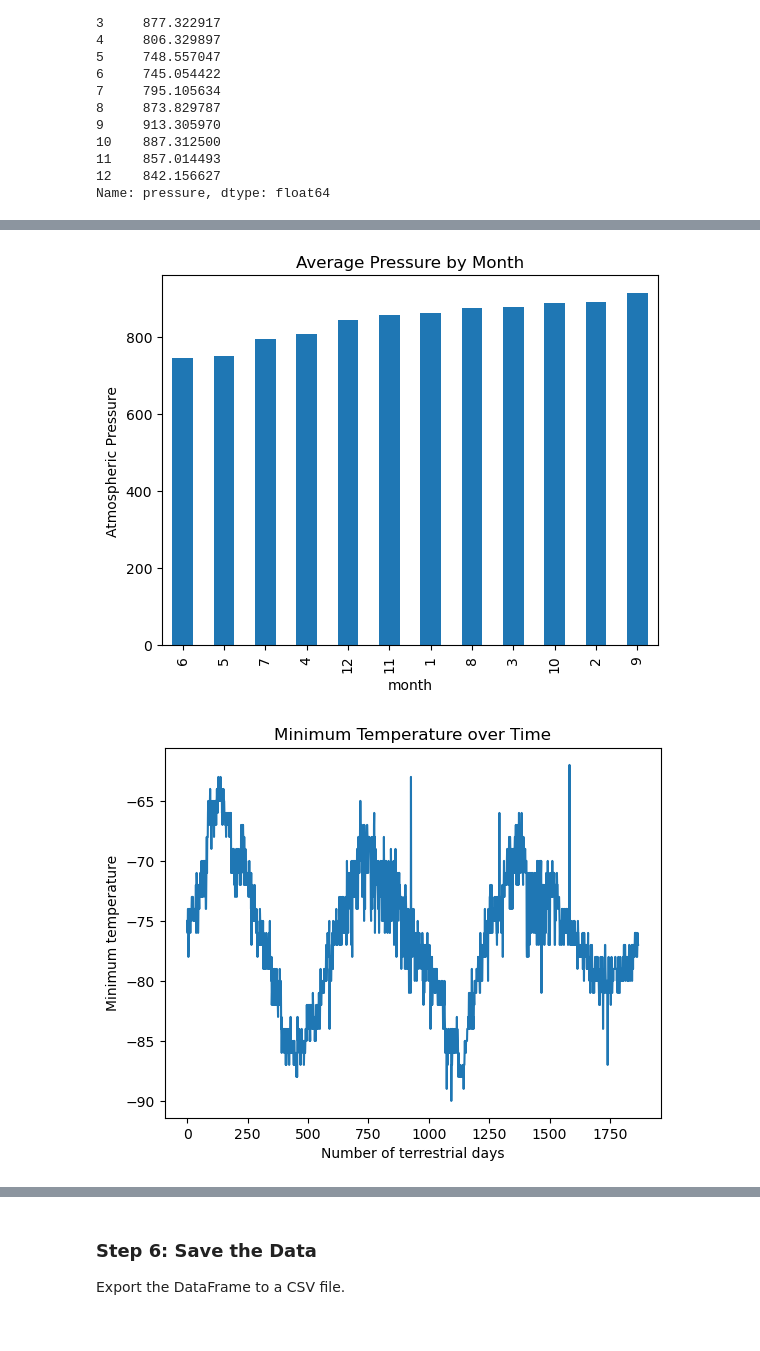
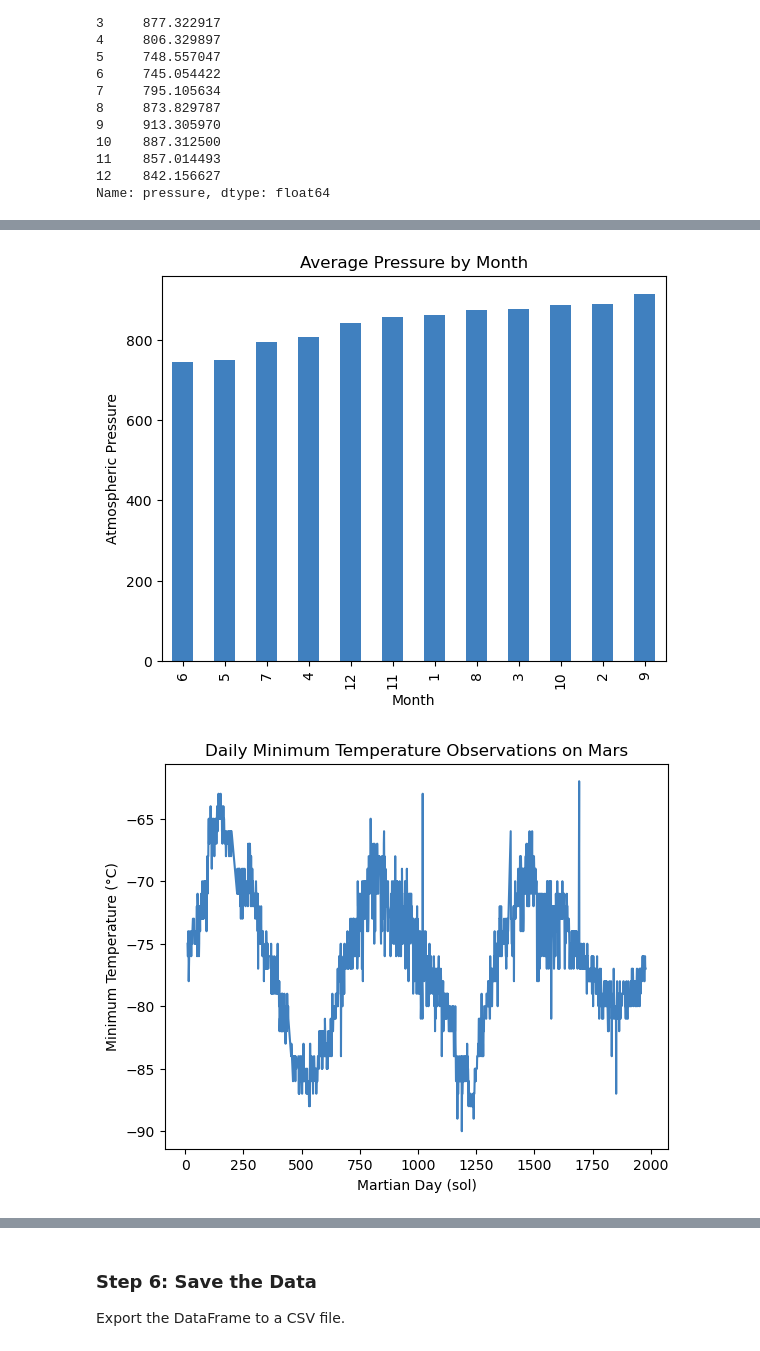
Before and after one commit to Ordannia/Scraping_Mars, a Jupyter notebook: Starter_Code/part_2_mars_weather.ipynb, the cells around one changed output, grey strips where cells are left out. Cells and saved outputs as stored; diff of their text form; code cells hidden in the pictures.

```diff
--- a/Starter_Code/part_2_mars_weather.ipynb
+++ b/Starter_Code/part_2_mars_weather.ipynb
@@ -227,9 +225,24 @@ Name: pressure, dtype: float64
 # %%
 # Identify the lowest and highest pressure months in Curiosity's location by sorting the previous graph
+avg_pressure_sorted = avg_pressure_by_month.sort_values()
+
+plt.figure(figsize=(6.5, 5))
+avg_pressure_sorted.plot(kind='bar', color='#4080bf')
+plt.title('Average Pressure by Month')
+plt.xlabel('Month')
+plt.ylabel('Atmospheric Pressure')
+plt.show()
 # %% [output]
-[figure, old version]
+[figure, new version]
 # %%
 # 5. How many terrestrial (Earth) days are there in a Martian year?
 # Visually estimate the result by plotting the daily minimum temperature of each observation in the data set.
+plt.figure(figsize=(6.5, 5))
+plt.plot(mars_data_df['sol'], mars_data_df['min_temp'], linestyle='-', color='#4080bf', markersize=2)
+
+plt.title('Daily Minimum Temperature Observations on Mars')
+plt.xlabel('Martian Day (sol)')
+plt.ylabel('Minimum Temperature (°C)')
+plt.show()
 # %% [output]
-[figure, old version]
+[figure, new version]
```
Also changed, not shown: parts of 13 cells of this notebook, 2 other files.
